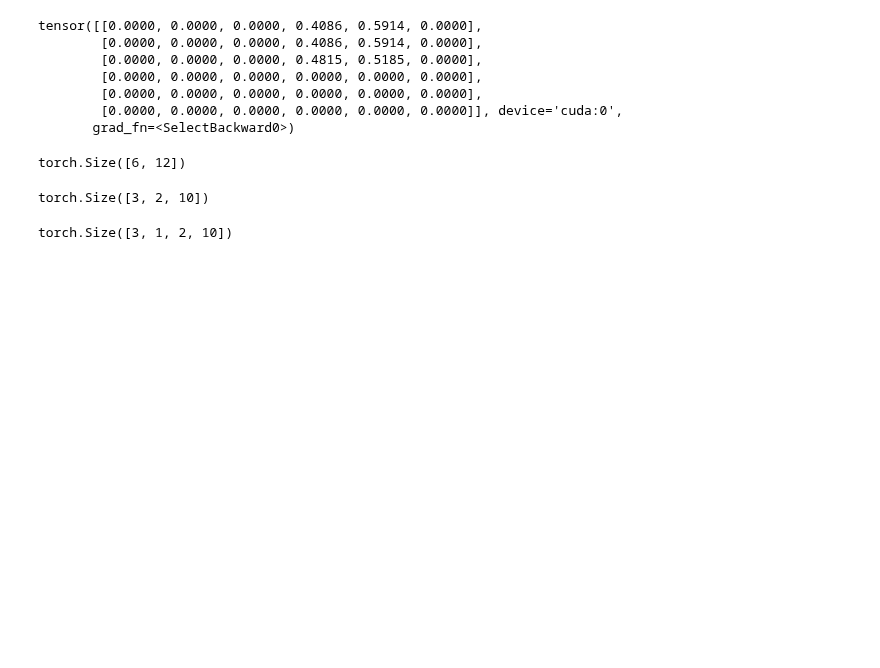
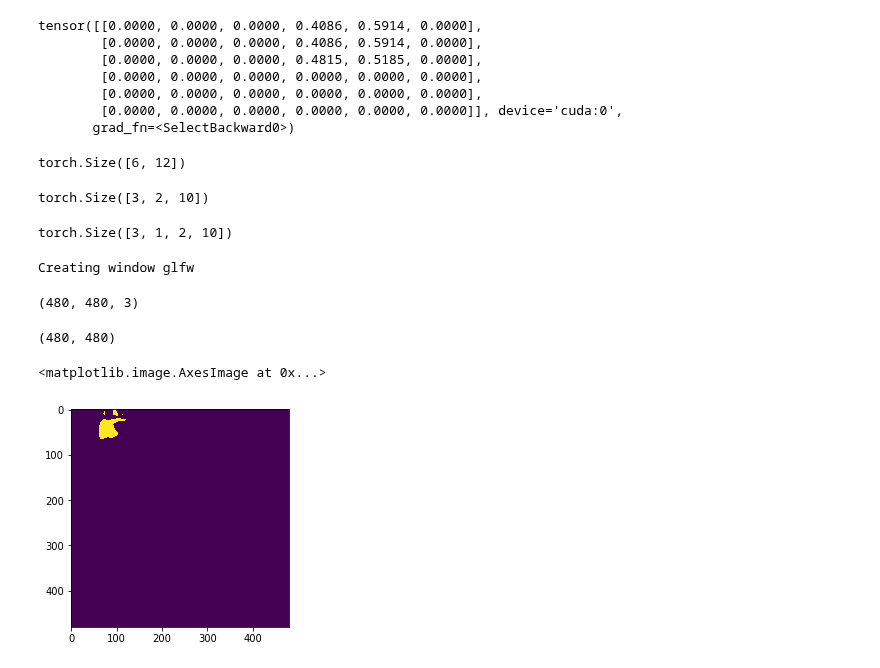
Before and after one commit to hogunkee/ur5_manipulation, a Jupyter notebook: object_wise/dqn/debugging.ipynb, the cells around one changed output. Drawn from its saved outputs; the diff is of its cells as text; code cells hidden in the pictures; blank space fills up the shorter version.

```diff
--- a/object_wise/dqn/debugging.ipynb
+++ b/object_wise/dqn/debugging.ipynb
@@ -115,3 +116,21 @@ from scipy.optimize import linear_sum_assignment
 from scipy.spatial import distance_matrix
 
 from sdf_module import *
+# %%
+sdf = SDFModule(rgb_feature=True, convex_hull=False, binary_hole=True, using_depth=True)
+sdf2 = SDFModule(rgb_feature=True, convex_hull=False, binary_hole=True, using_depth=False)
+# %%
+env = UR5Env(render=True, camera_height=480, camera_width=480, control_freq=5, data_format='NHWC', camera_depth=True)
+env = objectwise_env(env, num_blocks=3, mov_dist=0.08, detection=True)
+# %% [output]
+Creating window glfw
+# %%
+(st, g), info = env.reset()
+# %%
+st[0].shape
+# %% [output]
+(480, 480, 3)
+# %%
+st[1].shape
+# %% [output]
+(480, 480)
@@ -117,0 +140,8 @@ from sdf_module import *
+# %%
+m, f = sdf2.get_masks(st[0], 3*st[1]-2, 'HWC')
+len(m)
+# %%
+plt.imshow(m[7])
+# %% [output]
+<matplotlib.image.AxesImage at 0x...>
+[figure, added]
```
Also changed, not shown: parts of 26 cells of this notebook, 7 other files.
